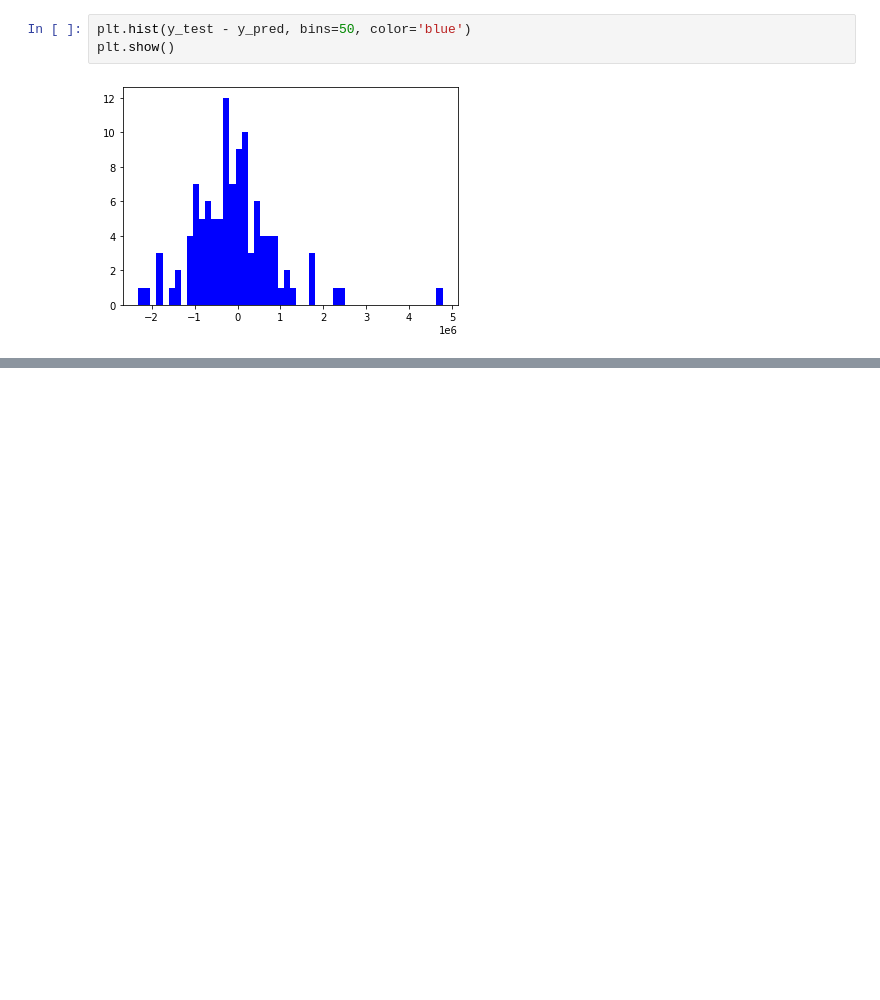
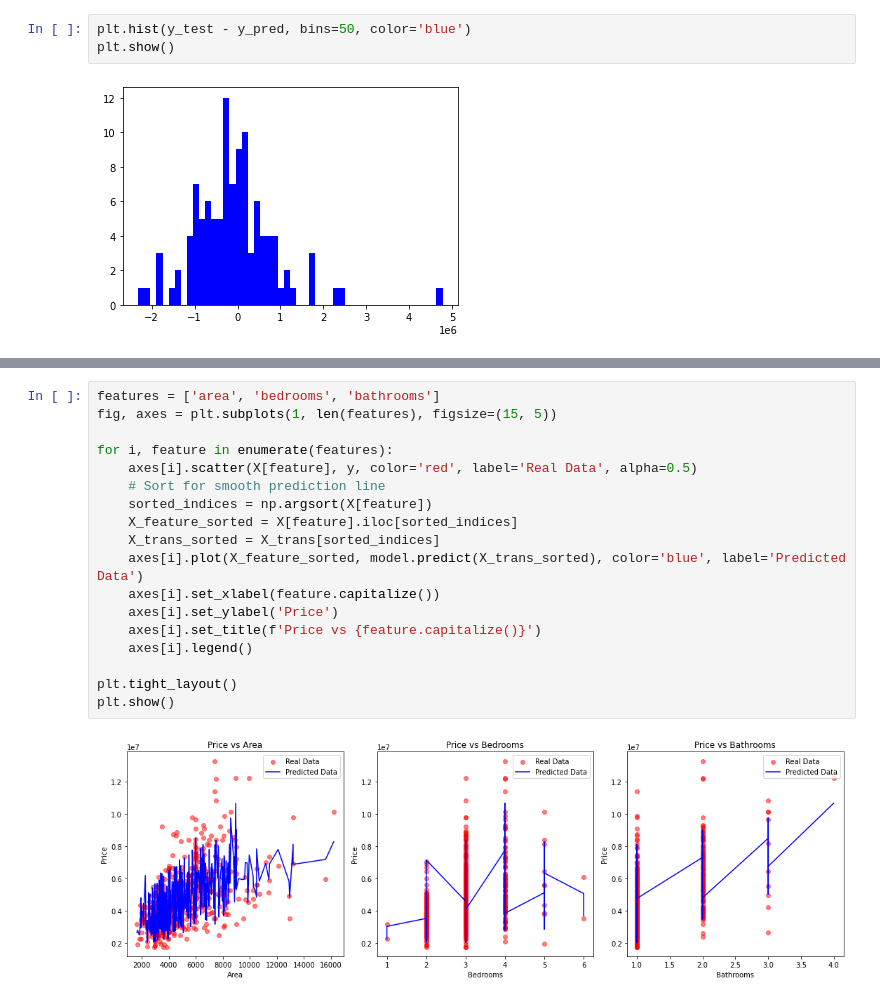
Before and after one commit to EngAbdalrhman/Machine-Learning-X-Model, a Jupyter notebook: model.ipynb, the cells around one changed output, grey strips where cells are left out. Saved outputs shown, nothing was run; the diff lists cells and outputs as text; blank space fills up the shorter version.

```diff
--- a/model.ipynb
+++ b/model.ipynb
@@ -181,0 +187,20 @@ array([[0., 1., 1., ..., 2., 3., 2.],
+# %%
+features = ['area', 'bedrooms', 'bathrooms']
+fig, axes = plt.subplots(1, len(features), figsize=(15, 5))
+
+for i, feature in enumerate(features):
+    axes[i].scatter(X[feature], y, color='red', label='Real Data', alpha=0.5)
+    # Sort for smooth prediction line
+    sorted_indices = np.argsort(X[feature])
+    X_feature_sorted = X[feature].iloc[sorted_indices]
+    X_trans_sorted = X_trans[sorted_indices]
+    axes[i].plot(X_feature_sorted, model.predict(X_trans_sorted), color='blue', label='Predicted Data')
+    axes[i].set_xlabel(feature.capitalize())
+    axes[i].set_ylabel('Price')
+    axes[i].set_title(f'Price vs {feature.capitalize()}')
+    axes[i].legend()
+
+plt.tight_layout()
+plt.show()
+# %% [output]
+[figure, added]
```
Also changed, not shown: parts of 5 cells of this notebook.
